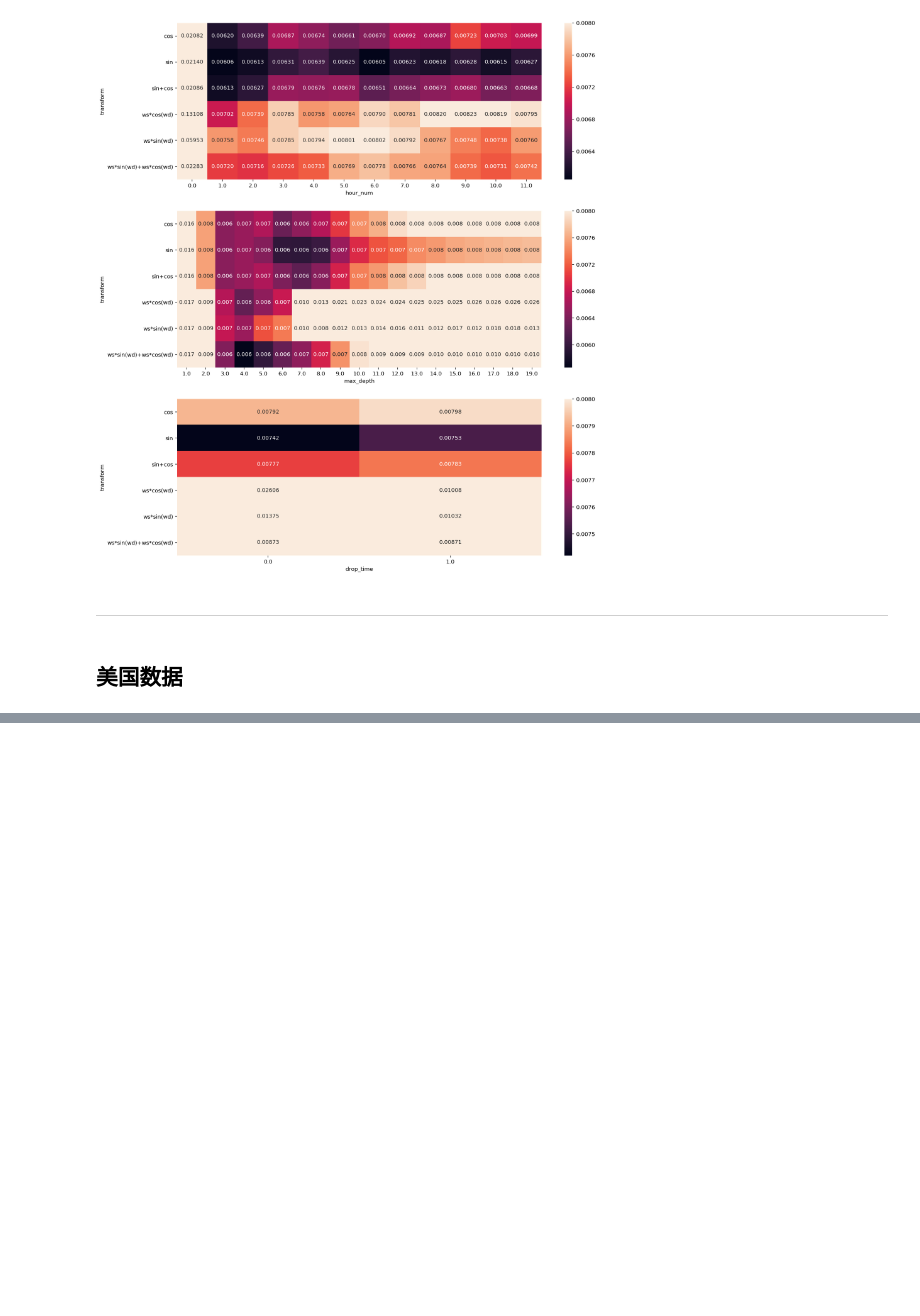
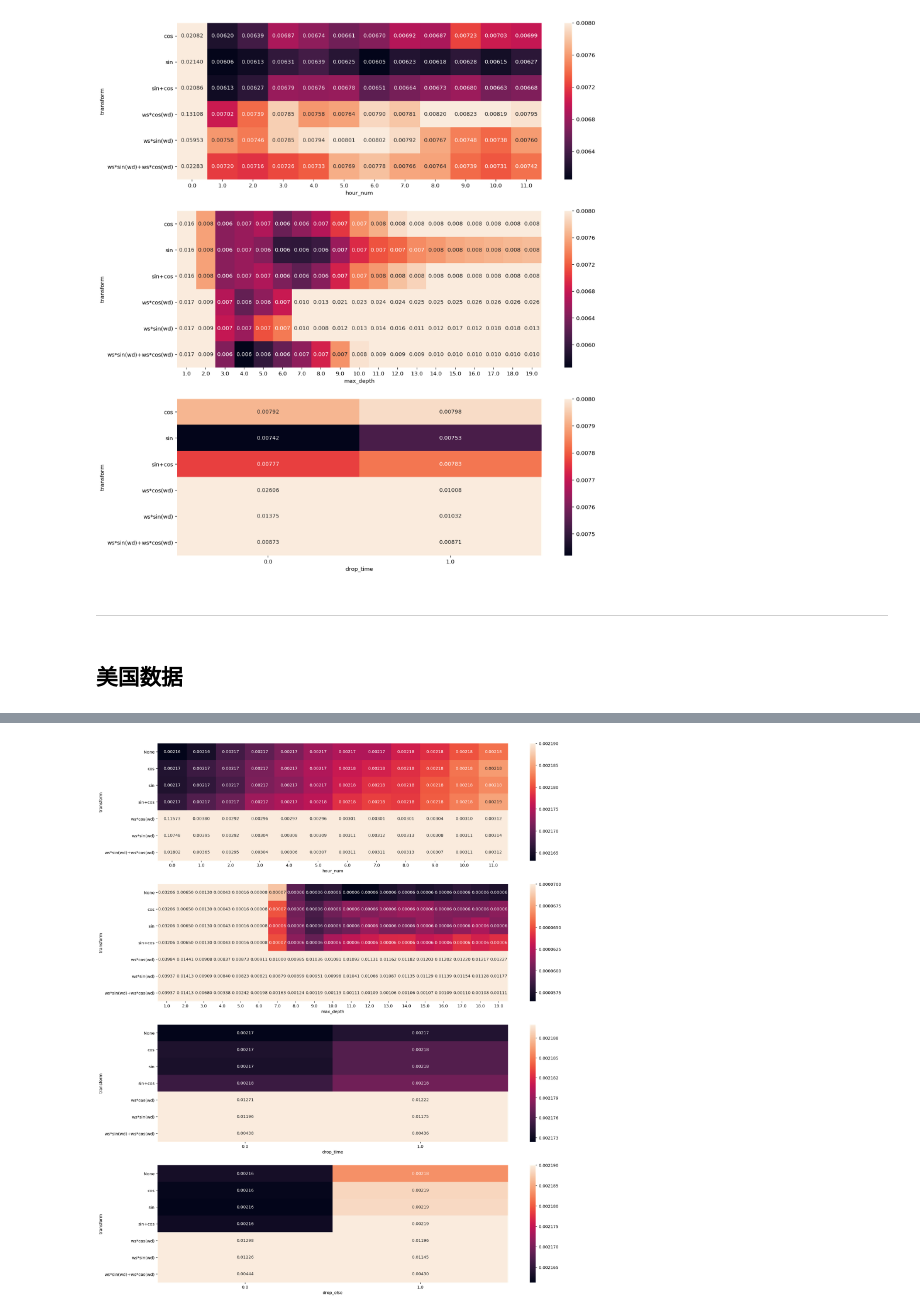
Before and after one commit to longdongchuan/ML_Project, a Jupyter notebook: ML - 2.1/input test/相近8个地点2012年数据/tree_model.ipynb, the cells around one changed output, grey strips where cells are left out. Drawn from its saved outputs; the diff is of its cells as text; code cells hidden in the pictures; blank space fills up the shorter version.

```diff
--- a/ML - 2.1/input test/相近8个地点2012年数据/tree_model.ipynb
+++ b/ML - 2.1/input test/相近8个地点2012年数据/tree_model.ipynb
@@ -156,0 +173,4 @@ mse_df2, best_param2 = tree_grid_search2(param_grid)
+# %%
+tree_heatmap2(mse_df2)
+# %% [output]
+[figure, added]
```
Also changed, not shown: parts of 5 cells of this notebook, 6 other files.
